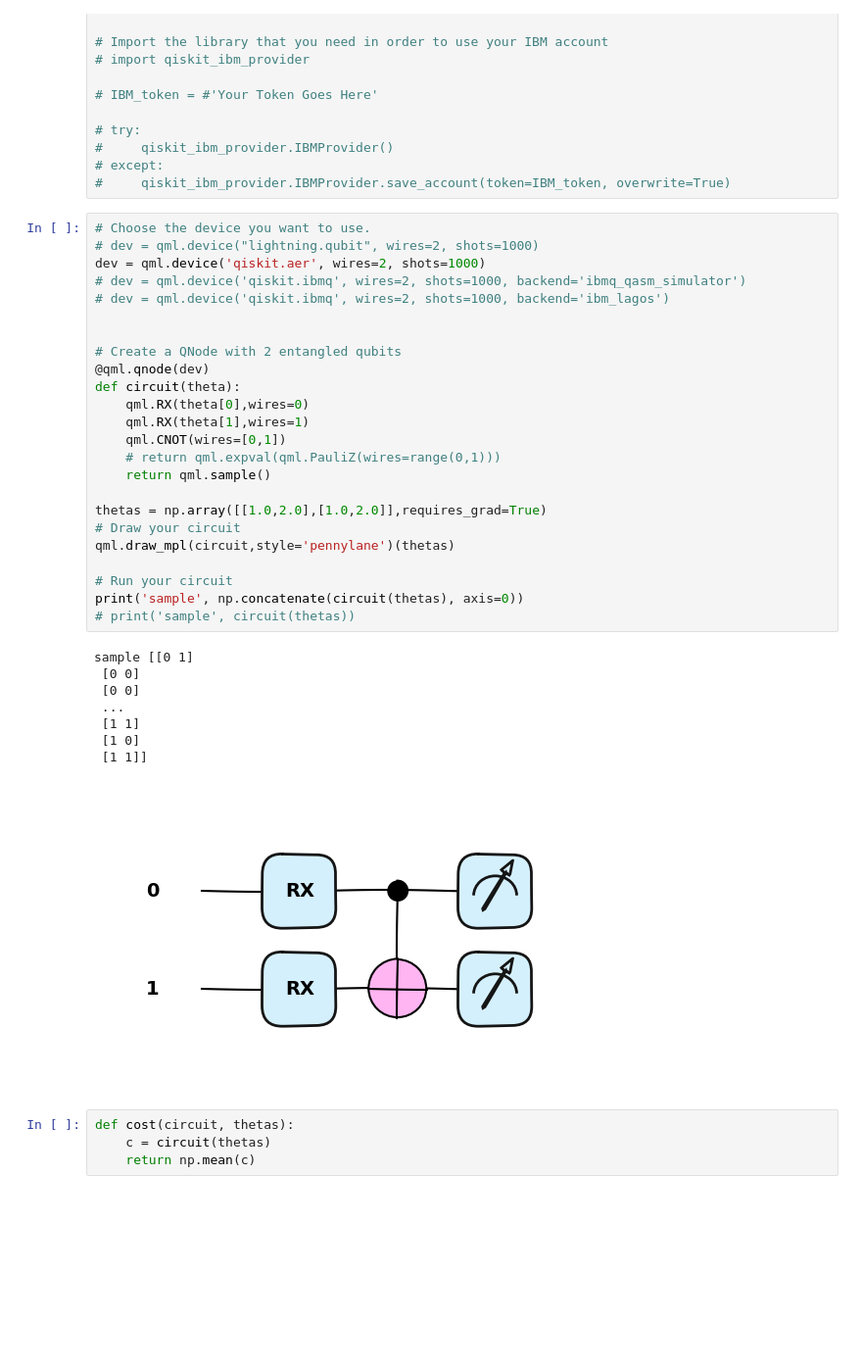
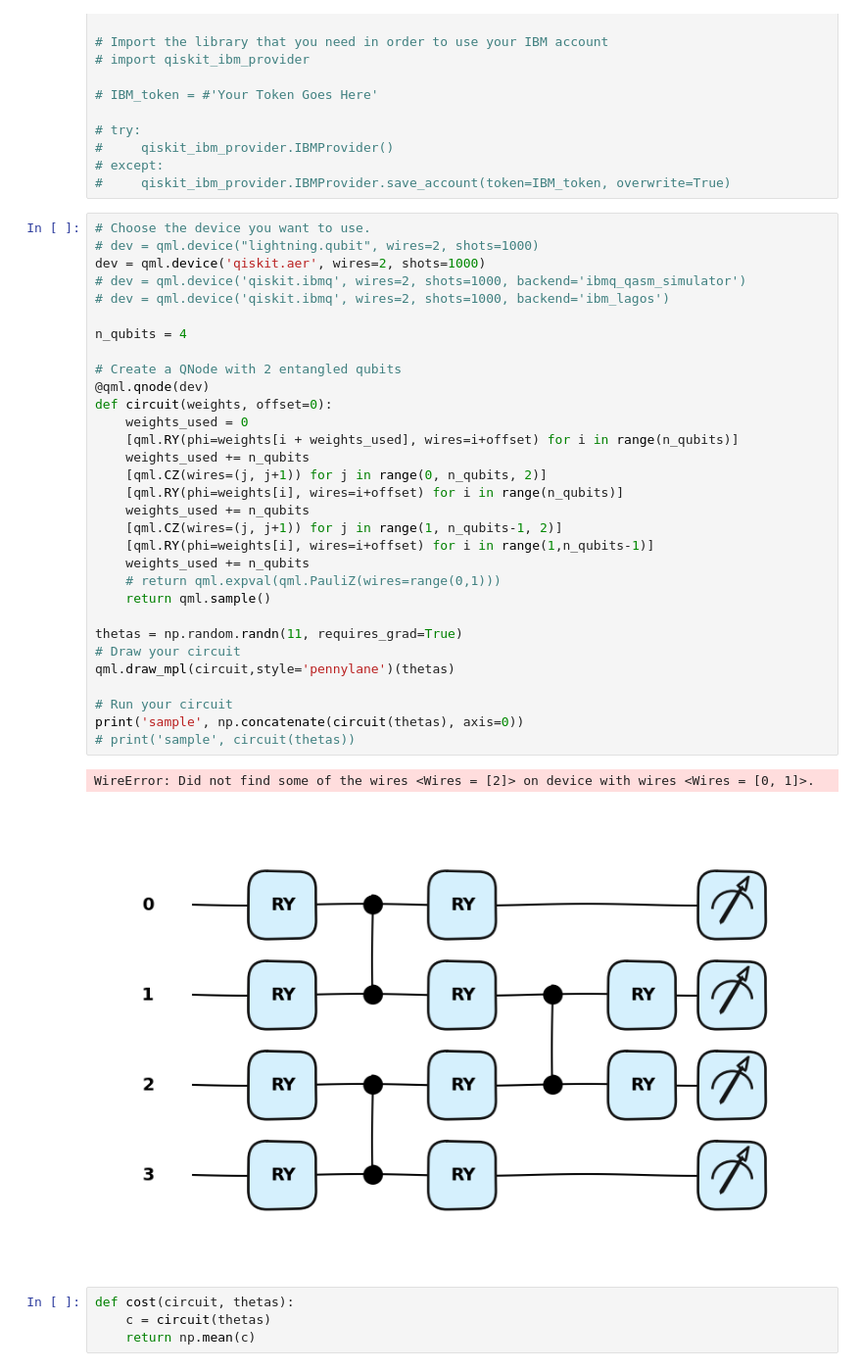
Before and after one commit to quantumethicsproject/Algorithm-Research, a Jupyter notebook: Student-Hub/Indy-Ng/Jeffrey_test.ipynb, the cells around one changed output. Shown at 98% size. Cells and saved outputs as stored; diff of their text form; blank space fills up the shorter version.

```diff
--- a/Student-Hub/Indy-Ng/Jeffrey_test.ipynb
+++ b/Student-Hub/Indy-Ng/Jeffrey_test.ipynb
@@ -17,36 +17,37 @@ from pennylane import numpy as np
 # %%
 # Choose the device you want to use.
 # dev = qml.device("lightning.qubit", wires=2, shots=1000)
 dev = qml.device('qiskit.aer', wires=2, shots=1000)
 # dev = qml.device('qiskit.ibmq', wires=2, shots=1000, backend='ibmq_qasm_simulator')
 # dev = qml.device('qiskit.ibmq', wires=2, shots=1000, backend='ibm_lagos')
 
+n_qubits = 4
 
 # Create a QNode with 2 entangled qubits
 @qml.qnode(dev)
-def circuit(theta):
-    qml.RX(theta[0],wires=0)
-    qml.RX(theta[1],wires=1)
-    qml.CNOT(wires=[0,1])
+def circuit(weights, offset=0):
+    weights_used = 0
+    [qml.RY(phi=weights[i + weights_used], wires=i+offset) for i in range(n_qubits)]
+    weights_used += n_qubits
+    [qml.CZ(wires=(j, j+1)) for j in range(0, n_qubits, 2)]
+    [qml.RY(phi=weights[i], wires=i+offset) for i in range(n_qubits)]
+    weights_used += n_qubits
+    [qml.CZ(wires=(j, j+1)) for j in range(1, n_qubits-1, 2)]
+    [qml.RY(phi=weights[i], wires=i+offset) for i in range(1,n_qubits-1)]
+    weights_used += n_qubits
     # return qml.expval(qml.PauliZ(wires=range(0,1)))
     return qml.sample()
 
-thetas = np.array([[1.0,2.0],[1.0,2.0]],requires_grad=True)
+thetas = np.random.randn(11, requires_grad=True)
 # Draw your circuit
 qml.draw_mpl(circuit,style='pennylane')(thetas)
 
 # Run your circuit
 print('sample', np.concatenate(circuit(thetas), axis=0))
 # print('sample', circuit(thetas))
 # %% [output]
-sample [[0 1]
- [0 0]
- [0 0]
- ...
- [1 1]
- [1 0]
- [1 1]]
+WireError: Did not find some of the wires <Wires = [2]> on device with wires <Wires = [0, 1]>.
-[figure, old version]
+[figure, new version]
 # %%
 def cost(circuit, thetas):
     c = circuit(thetas)
```
Also changed, not shown: 22 other files.
